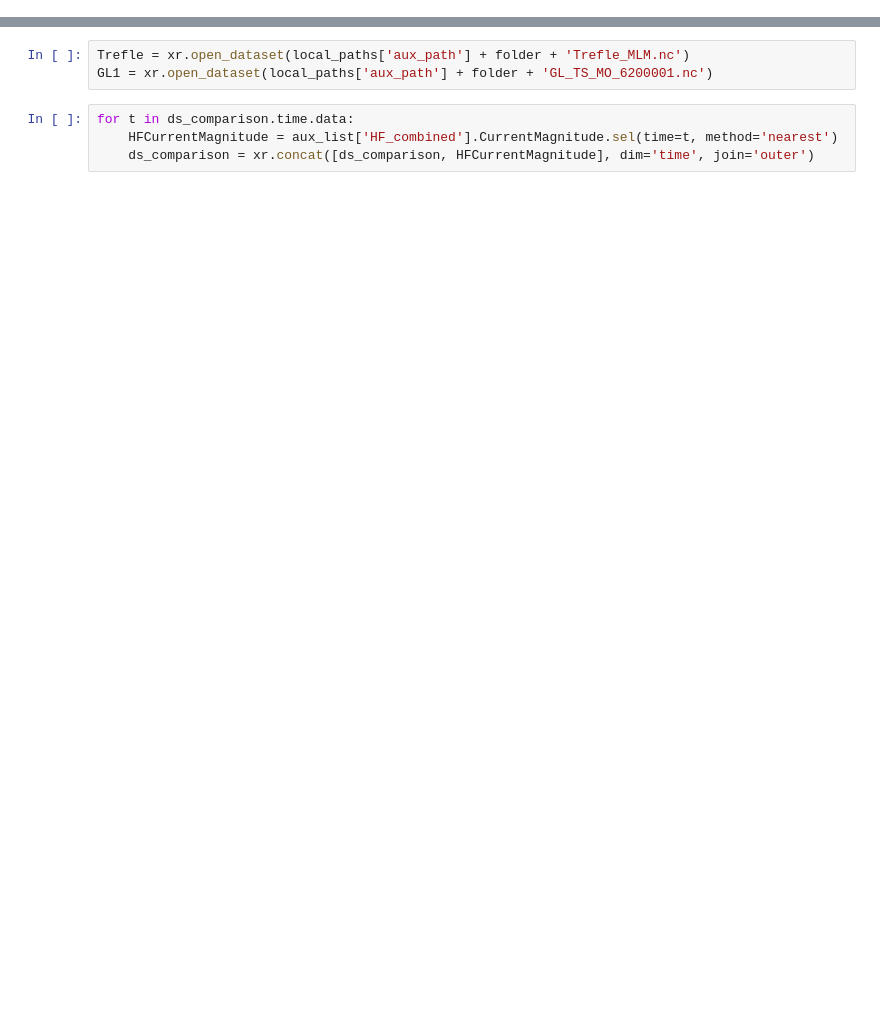
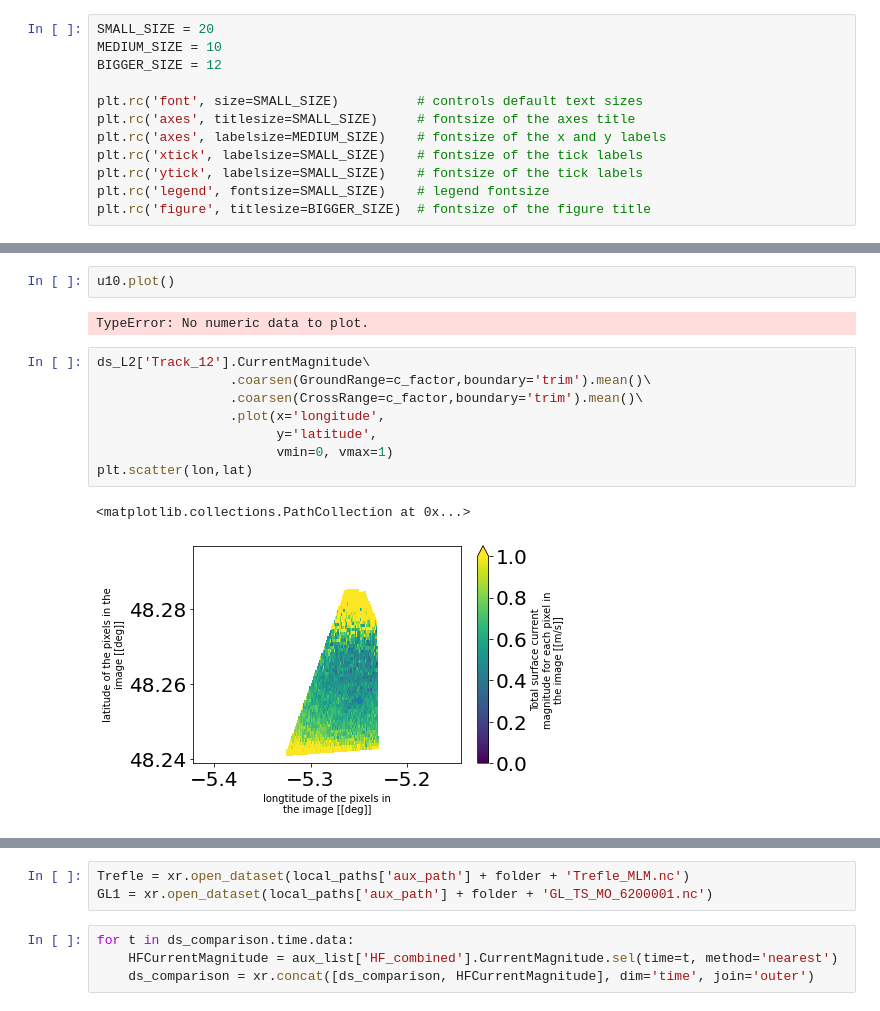
Before and after one commit to ACHMartin/seastar_project, a Jupyter notebook: OSCAR_validation.ipynb, the cells around one changed output, grey strips where cells are left out. Drawn from its saved outputs; the diff is of its cells as text; blank space fills up the shorter version.

```diff
--- a/OSCAR_validation.ipynb
+++ b/OSCAR_validation.ipynb
@@ -264,0 +324,12 @@ Processing  Track_18 ...
+# %%
+SMALL_SIZE = 20
+MEDIUM_SIZE = 10
+BIGGER_SIZE = 12
+
+plt.rc('font', size=SMALL_SIZE)          # controls default text sizes
+plt.rc('axes', titlesize=SMALL_SIZE)     # fontsize of the axes title
+plt.rc('axes', labelsize=MEDIUM_SIZE)    # fontsize of the x and y labels
+plt.rc('xtick', labelsize=SMALL_SIZE)    # fontsize of the tick labels
+plt.rc('ytick', labelsize=SMALL_SIZE)    # fontsize of the tick labels
+plt.rc('legend', fontsize=SMALL_SIZE)    # legend fontsize
+plt.rc('figure', titlesize=BIGGER_SIZE)  # fontsize of the figure title
@@ -265 +392,16 @@ Processing  Track_18 ...
+# %%
+u10.plot()
+# %% [output]
+TypeError: No numeric data to plot.
+# %%
+ds_L2['Track_12'].CurrentMagnitude\
+                 .coarsen(GroundRange=c_factor,boundary='trim').mean()\
+                 .coarsen(CrossRange=c_factor,boundary='trim').mean()\
+                 .plot(x='longitude',
+                       y='latitude',
+                       vmin=0, vmax=1)
+plt.scatter(lon,lat)
+# %% [output]
+<matplotlib.collections.PathCollection at 0x...>
+[figure, added]
 # %%
```
Also changed, not shown: parts of 19 cells of this notebook.
